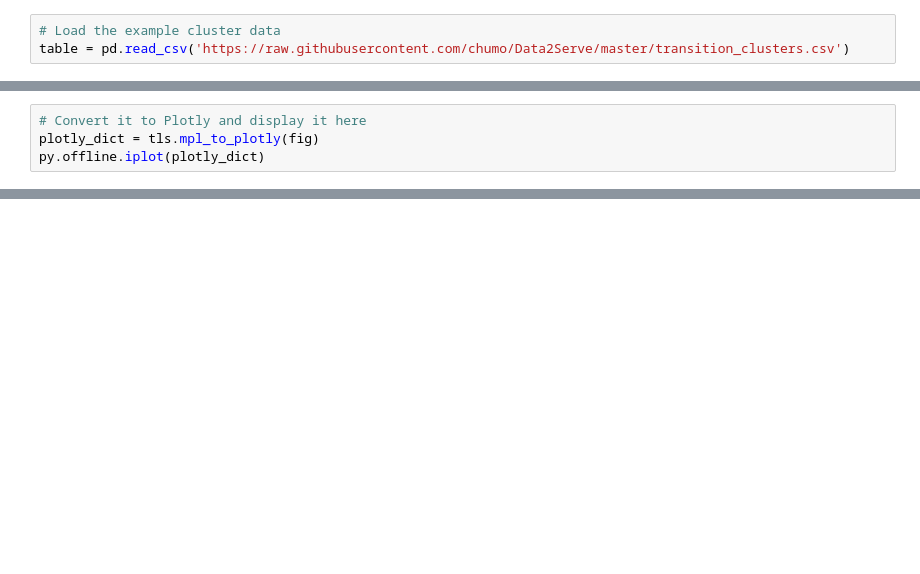
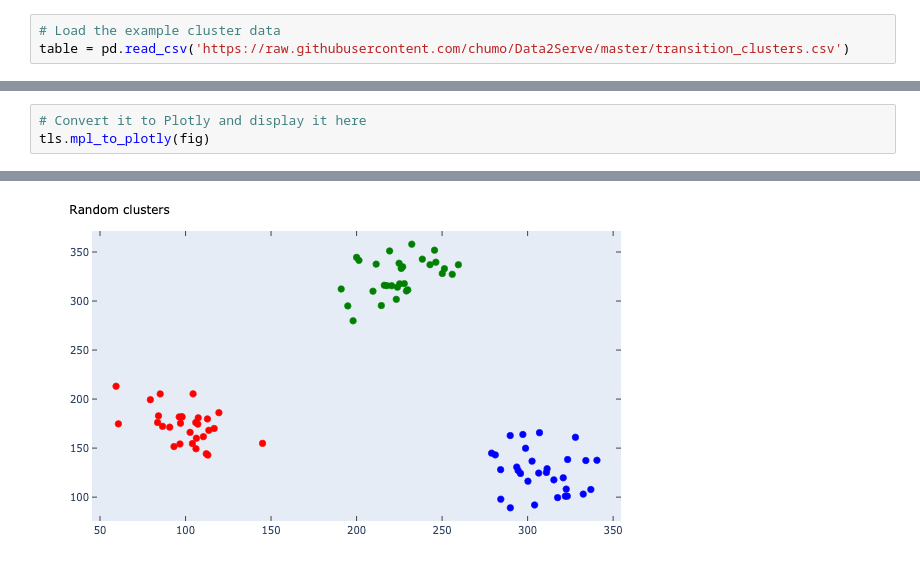
Before and after one commit to chumo/VIZ_course, a Jupyter notebook: PLOTLY/notebooks/01 - Matplotlib to Plotly.ipynb, the cells around one changed output, grey strips where cells are left out. Saved outputs shown, nothing was run; the diff lists cells and outputs as text; blank space fills up the shorter version.

Commit message:
Update notebooks to Plotly 4

```diff
--- a/PLOTLY/notebooks/01 - Matplotlib to Plotly.ipynb
+++ b/PLOTLY/notebooks/01 - Matplotlib to Plotly.ipynb
@@ -21,4 +21,4 @@ ax.set_title('Random clusters')
 # %%
 # Convert it to Plotly and display it here
-plotly_dict = tls.mpl_to_plotly(fig)
-py.offline.iplot(plotly_dict)
+tls.mpl_to_plotly(fig)
+# %% [output]
@@ -24,0 +26 @@ py.offline.iplot(plotly_dict)
+[figure, added]
```
Also changed, not shown: parts of 8 cells of this notebook, 7 other files.
